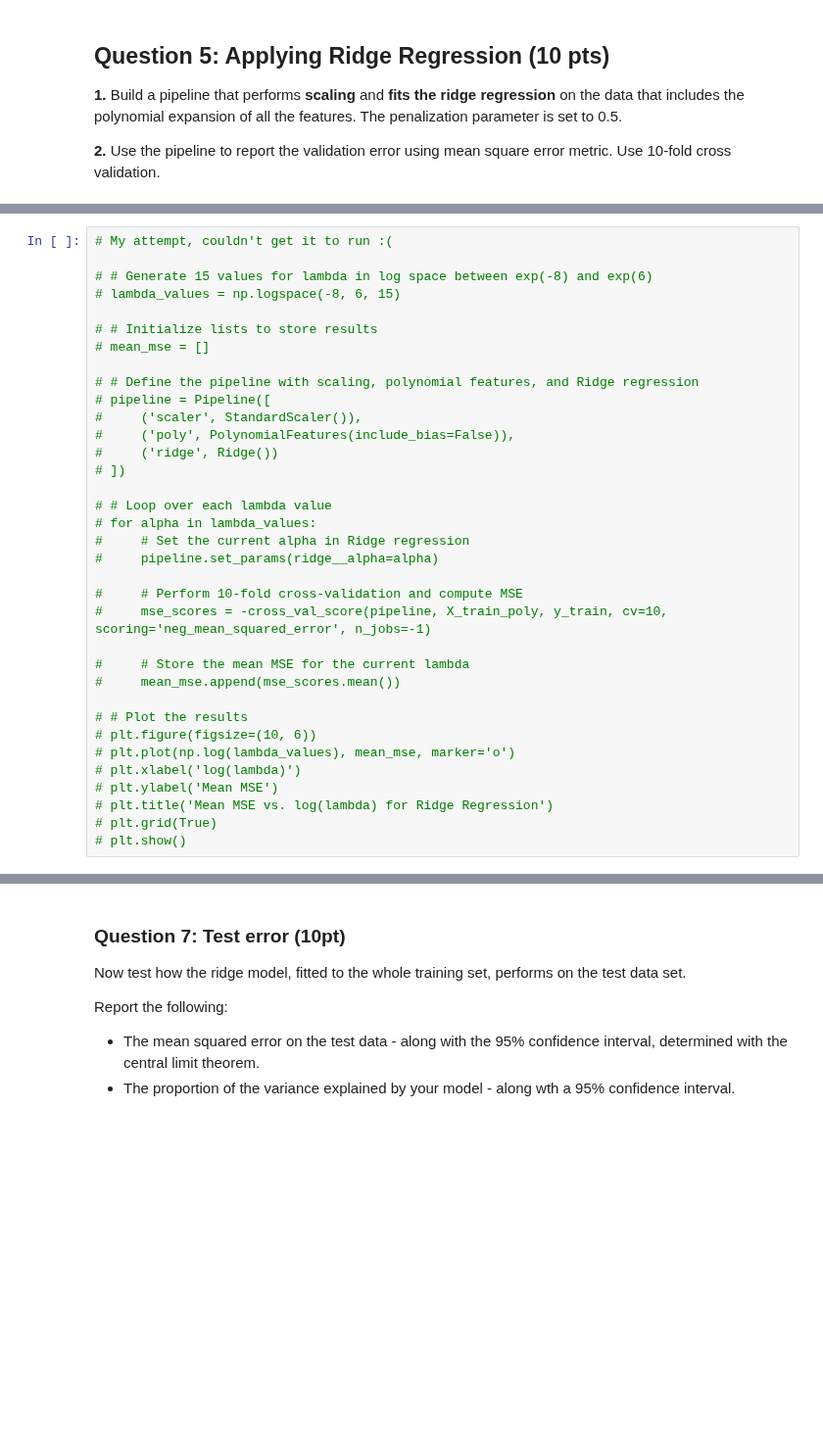
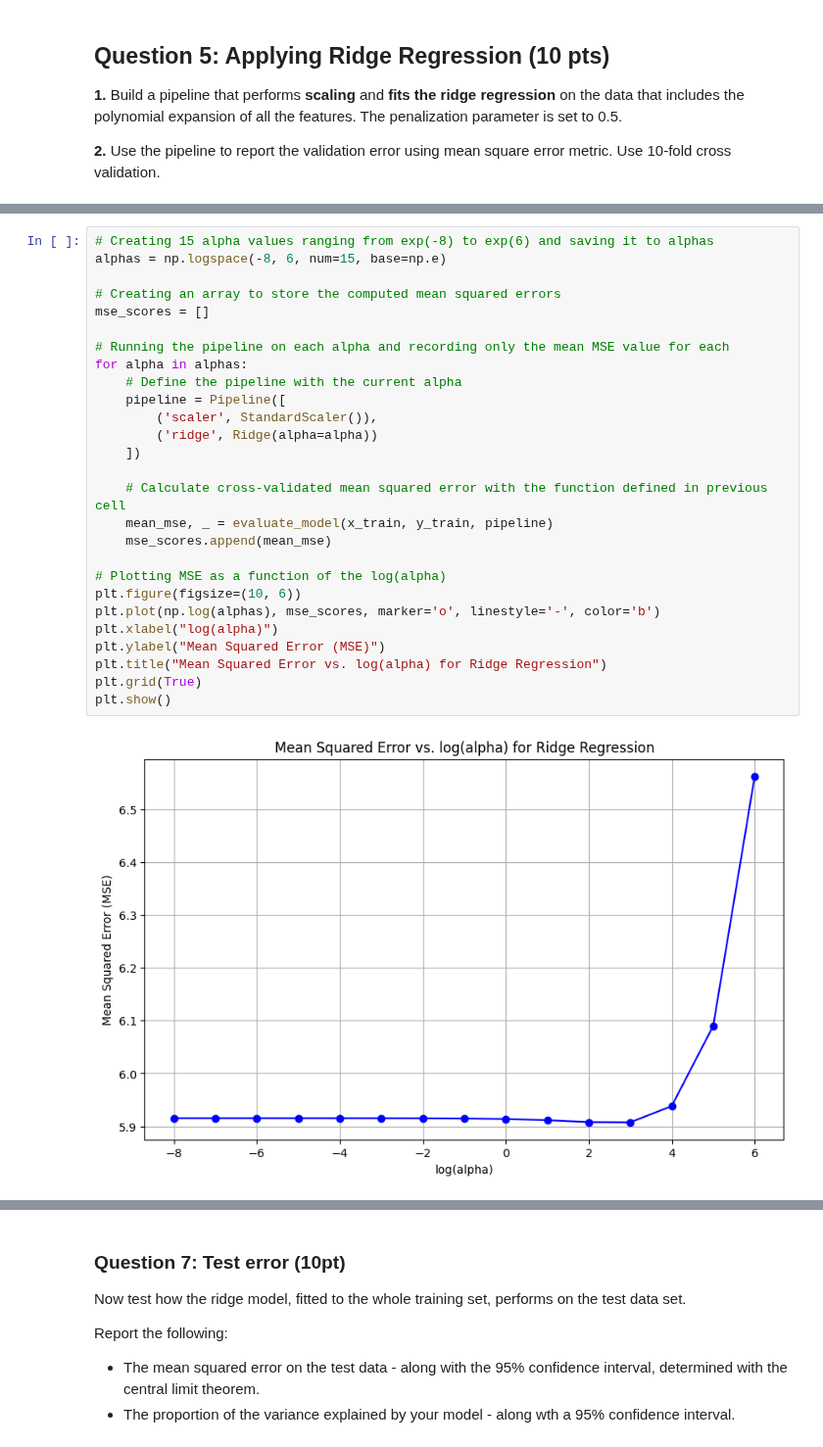
Before and after one commit to JanikThePanic/DATASCI3000-lab-assignments, a Jupyter notebook: Assignment3/DS3000_Assignment3.ipynb, the cells around one changed output, grey strips where cells are left out. Shown at 98% size. Drawn from its saved outputs; the diff is of its cells as text; blank space fills up the shorter version.

```diff
--- a/Assignment3/DS3000_Assignment3.ipynb
+++ b/Assignment3/DS3000_Assignment3.ipynb
@@ -298,35 +246,29 @@ As alpha approaches infinity: High regularization causes high bias, which can le
-# %%
-# My attempt, couldn't get it to run :(
-
-# # Generate 15 values for lambda in log space between exp(-8) and exp(6)
-# lambda_values = np.logspace(-8, 6, 15)
-
-# # Initialize lists to store results
-# mean_mse = []
-
-# # Define the pipeline with scaling, polynomial features, and Ridge regression
-# pipeline = Pipeline([
-#     ('scaler', StandardScaler()),
-#     ('poly', PolynomialFeatures(include_bias=False)),
-#     ('ridge', Ridge())
-# ])
-
-# # Loop over each lambda value
-# for alpha in lambda_values:
-#     # Set the current alpha in Ridge regression
-#     pipeline.set_params(ridge__alpha=alpha)
-
-#     # Perform 10-fold cross-validation and compute MSE
-#     mse_scores = -cross_val_score(pipeline, X_train_poly, y_train, cv=10, scoring='neg_mean_squared_error', n_jobs=-1)
-
-#     # Store the mean MSE for the current lambda
-#     mean_mse.append(mse_scores.mean())
-
-# # Plot the results
-# plt.figure(figsize=(10, 6))
-# plt.plot(np.log(lambda_values), mean_mse, marker='o')
-# plt.xlabel('log(lambda)')
-# plt.ylabel('Mean MSE')
-# plt.title('Mean MSE vs. log(lambda) for Ridge Regression')
-# plt.grid(True)
-# plt.show()
+# %%
+# Creating 15 alpha values ranging from exp(-8) to exp(6) and saving it to alphas
+alphas = np.logspace(-8, 6, num=15, base=np.e)
+
+# Creating an array to store the computed mean squared errors
+mse_scores = []
+
+# Running the pipeline on each alpha and recording only the mean MSE value for each
+for alpha in alphas:
+    # Define the pipeline with the current alpha
+    pipeline = Pipeline([
+        ('scaler', StandardScaler()),
+        ('ridge', Ridge(alpha=alpha))
+    ])
+
+    # Calculate cross-validated mean squared error with the function defined in previous cell
+    mean_mse, _ = evaluate_model(x_train, y_train, pipeline)
+    mse_scores.append(mean_mse)
+
+# Plotting MSE as a function of the log(alpha)
+plt.figure(figsize=(10, 6))
+plt.plot(np.log(alphas), mse_scores, marker='o', linestyle='-', color='b')
+plt.xlabel("log(alpha)")
+plt.ylabel("Mean Squared Error (MSE)")
+plt.title("Mean Squared Error vs. log(alpha) for Ridge Regression")
+plt.grid(True)
+plt.show()
+# %% [output]
+[figure, added]
```
Also changed, not shown: parts of 11 cells of this notebook.
